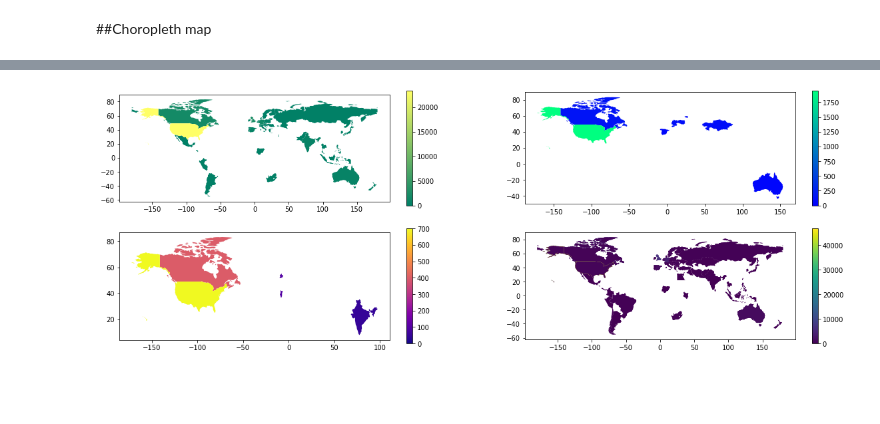
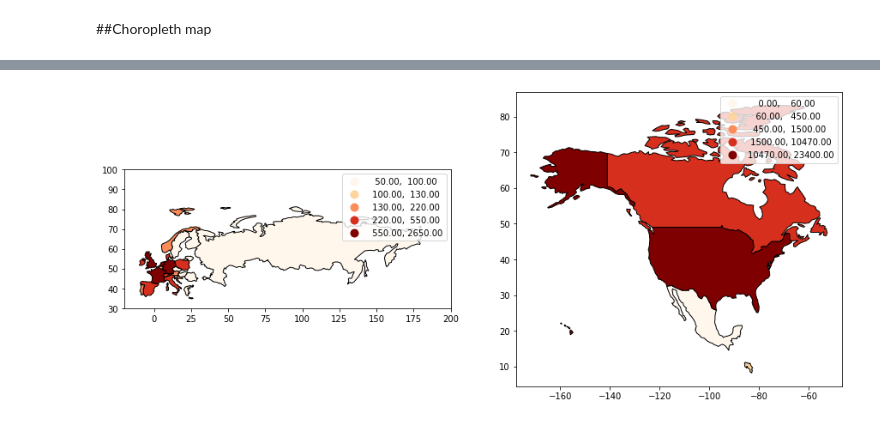
Before and after one commit to wen0705/A-Comparative-Analysis-of-Global-Remote-Work-Salaries, a Jupyter notebook: Project2022ipynb.ipynb, the cells around one changed output, grey strips where cells are left out. Drawn from its saved outputs; the diff is of its cells as text; code cells hidden in the pictures; blank space fills up the shorter version.

Commit message:
new plots

```diff
--- a/Project2022ipynb.ipynb
+++ b/Project2022ipynb.ipynb
@@ -106,3 +113,7 @@ converter = coco.CountryConverter()
 iso3 = converter.convert(names = iso, src = 'ISO2', to = 'ISO3')
 dataset = dataset.replace(iso, iso3)
 dataset.head()
+
+#add iso3 code to the world
+world.loc[21,'iso_a3'] = 'NOR'
+world.loc[43,'iso_a3'] = 'FRA'
@@ -199,7 +203,7 @@ dataset_remote_geo = dataset_remote.merge(
 )
 dataset_remote_geo.drop(
     dataset_remote_geo.columns.difference(
-        ["name","company_location", "salary_in_usd", "remote_ratio", "pop_est", "geometry",'work_year']
+        ["name","company_location", "salary_in_usd", "remote_ratio", "pop_est", "geometry",'work_year','continent']
     ),
     1,
     inplace=True,
@@ -215,46 +219,37 @@ display(dataset_remote_geo.head())
 # %%
 from mpl_toolkits.axes_grid1 import make_axes_locatable
-
+import folium
 # Plot setup
-fig, ax = plt.subplots(2, 2, figsize=[20, 7])
+fig, ax = plt.subplots(1, 2, figsize=[15,7])
 
 # Plot map
-geo_2020 = geo.GeoDataFrame(dataset_remote_geo[dataset_remote_geo.work_year == '2020'])
+geo_2020 = geo.GeoDataFrame(dataset_remote_geo[dataset_remote_geo.work_year == '2020'] [dataset_remote_geo.continent == "Europe"])
 geo_2020.plot(
     column="remote_ratio",
-    ax=ax[0][0],
+    ax=ax[0],
     legend=True,
-    cmap="summer",
     vmin=0.,
+    cmap='OrRd',
+    scheme='quantiles',
+    edgecolor='black',
+
+
+)
+minx, miny, maxx, maxy = -20, 30, 200,100
+ax[0].set_xlim(minx, maxx)
+ax[0].set_ylim(miny, maxy)
+#--------------------------------------------------------------------
+geo_2020_na = geo.GeoDataFrame(dataset_remote_geo[dataset_remote_geo.work_year == '2020'] [dataset_remote_geo.continent == 'North America'])
+geo_2020_na.plot(
+    column="remote_ratio",
+    ax=ax[1],
+    legend=True,
+    vmin=0.,
+    cmap='OrRd',
+    scheme='quantiles',
+    edgecolor='black',
 )
 
-geo_2021 = geo.GeoDataFrame(dataset_remote_geo[dataset_remote_geo.work_year == '2021'])
-geo_2021.plot(
-    column="remote_ratio",
-    ax=ax[0][1],
-    legend=True,
-    cmap="winter",
-    vmin=0.,
-)
-
-geo_2022 = geo.GeoDataFrame(dataset_remote_geo[dataset_remote_geo.work_year == '2022e'])
-geo_2022.plot(
-    column="remote_ratio",
-    ax=ax[1][0],
-    legend=True,
-    cmap="plasma",
-    vmin=0.,
-)
-geo_all = geo.GeoDataFrame(dataset_remote_geo)
-geo_all.plot(
-    column="remote_ratio",
-    ax=ax[1][1],
-    legend=True,
-    cmap="viridis",
-    vmin=0.,
-)
-# Plot settings
-# ax.axis("off")
 plt.show()
 # %% [output]
-[figure, old version]
+[figure, new version]
```
Also changed, not shown: parts of 13 cells of this notebook.
